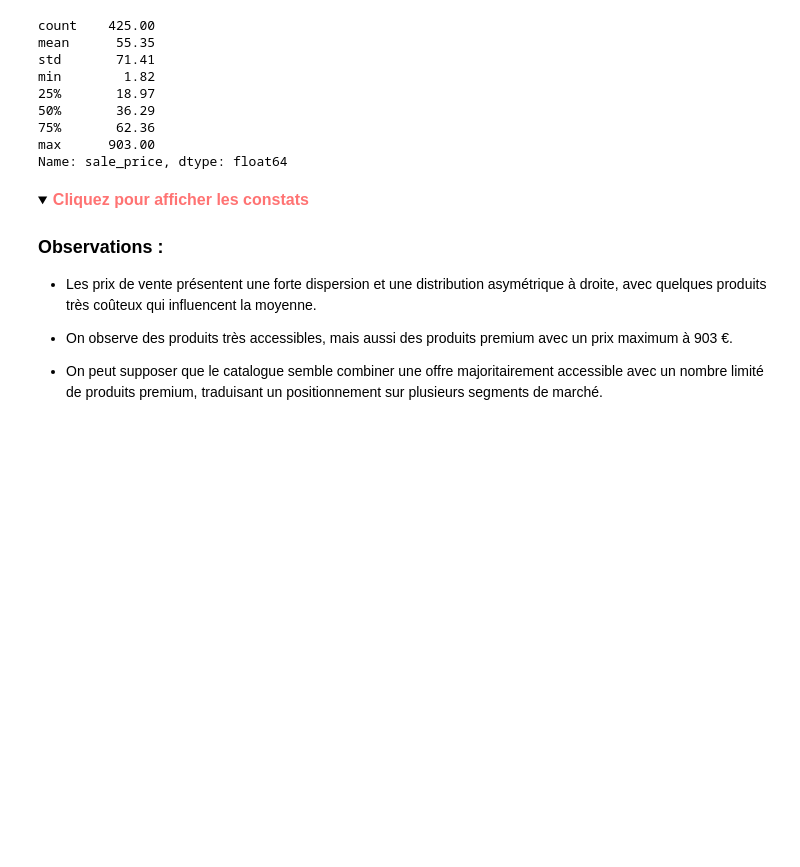
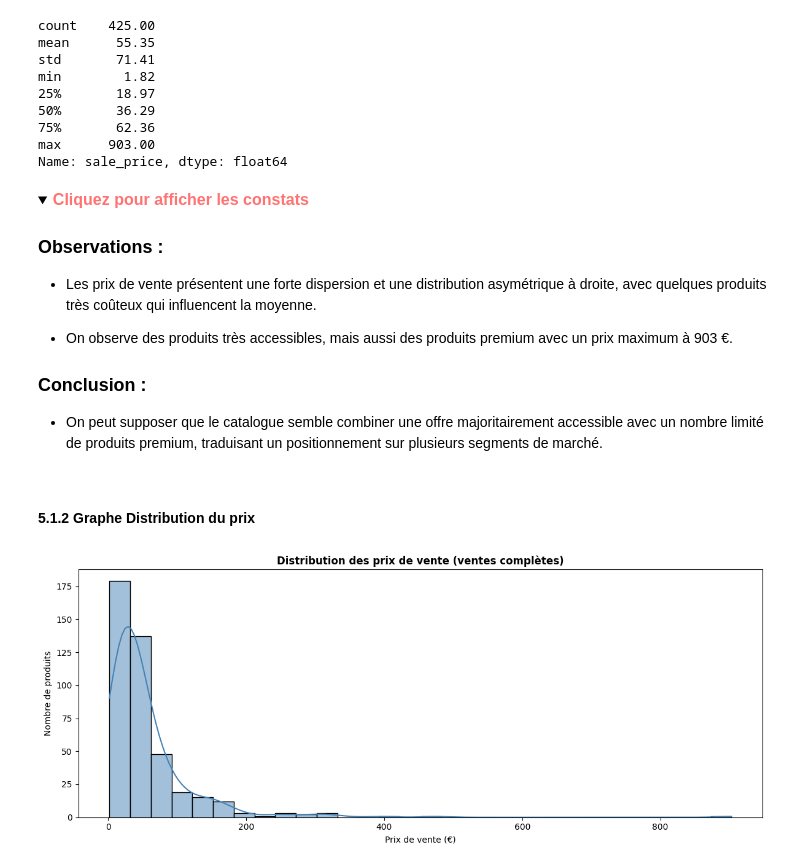
Before and after one commit to fko-data-sport/thelook-da-projet, a Jupyter notebook: notebooks/01_EDA_python.ipynb, the cells around one changed output. Drawn from its saved outputs; the diff is of its cells as text; code cells hidden in the pictures; folded sections open; blank space fills up the shorter version.

```diff
--- a/notebooks/01_EDA_python.ipynb
+++ b/notebooks/01_EDA_python.ipynb
@@ -538,5 +545,36 @@ Name: sale_price, dtype: float64
 
 - On observe des produits très accessibles, mais aussi des produits premium avec un prix maximum à 903 €.
 
+### Conclusion :
+
 -  On peut supposer que le catalogue semble combiner une offre majoritairement accessible avec un nombre limité de produits premium, traduisant un positionnement sur plusieurs segments de marché.
 </details>
+# %% [markdown]
+#### 5.1.2 Graphe Distribution du prix
+# %%
+# Taille du graphique
+plt.figure(figsize=(12, 5))
+
+# Création de l'histogramme avec courbe de densité
+sns.histplot(
+    data=df_sales,
+    x="sale_price",
+    bins=30,
+    kde=True,
+    color="steelblue"
+)
+
+# Ajour du titre
+plt.title("Distribution des prix de vente (ventes complètes)", fontsize=12, fontweight='bold')
+
+# Ajout des labels des axes
+plt.xlabel("Prix de vente (€)")
+plt.ylabel("Nombre de produits")
+
+# Mise en page automatique
+plt.tight_layout()
+
+# Affichage du graphe
+plt.show()
+# %% [output]
+[figure, added]
```
Also changed, not shown: parts of 13 cells of this notebook.
